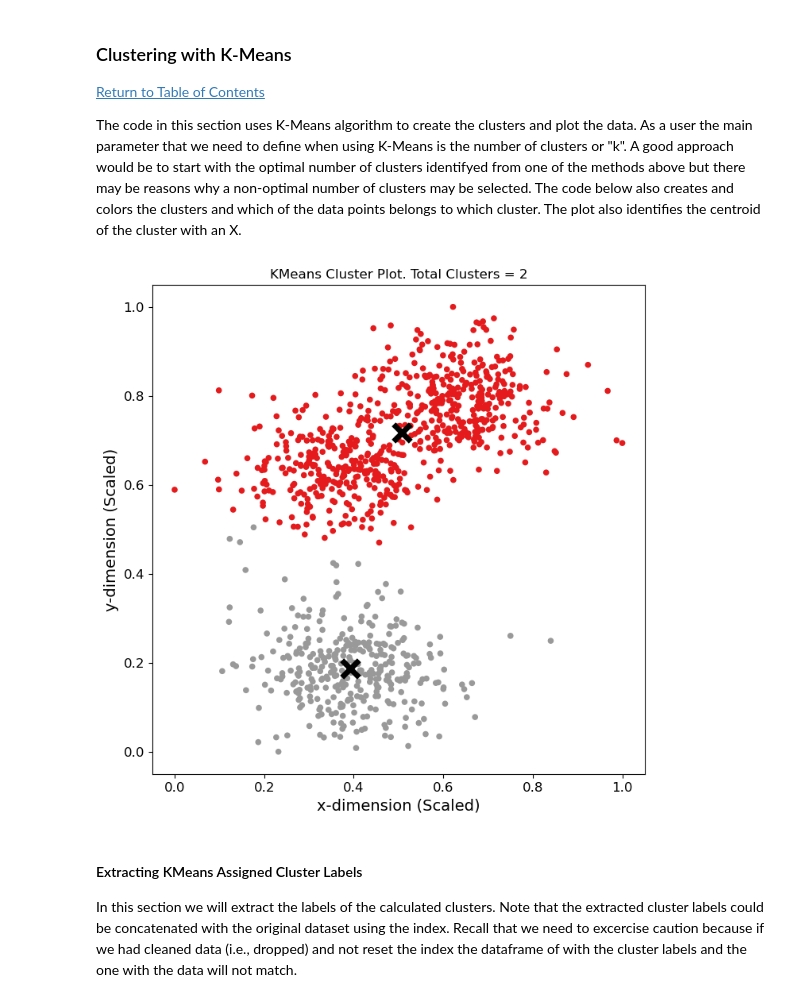
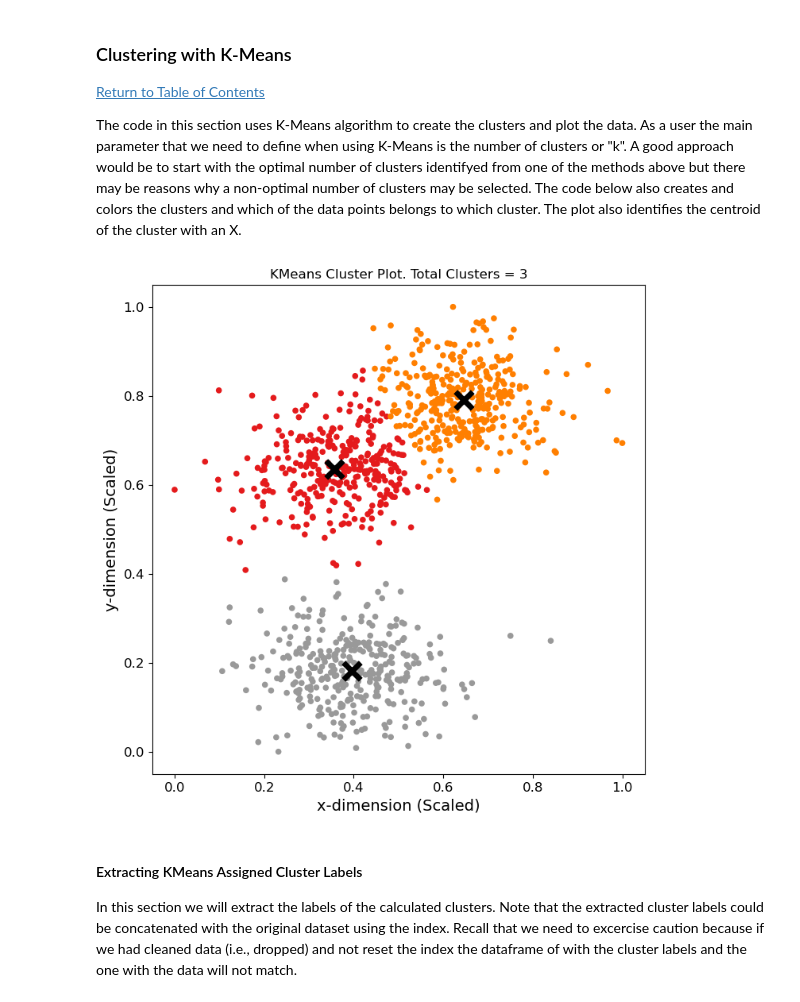
Before and after one commit to fgonzaleumbc/DATA601, a Jupyter notebook: Lecture14/30_Intro_Unsupervised_ML_Clustering.ipynb, the cells around one changed output. Cells and saved outputs as stored; diff of their text form; code cells hidden in the pictures.

```diff
--- a/Lecture14/30_Intro_Unsupervised_ML_Clustering.ipynb
+++ b/Lecture14/30_Intro_Unsupervised_ML_Clustering.ipynb
@@ -346,28 +356,28 @@ The silhoutte method shows tha the optimal number of clusters is 2 clusters. How
 The code in this section uses K-Means algorithm to create the clusters and plot the data. As a user the main parameter that we need to define when using K-Means is the number of clusters or "k". A good approach would be to start with the optimal number of clusters identifyed from one of the methods above but there may be reasons why a non-optimal number of clusters may be selected. The code below also creates and colors the clusters and which of the data points belongs to which cluster. The plot also identifies the centroid of the cluster with an X.
 # %%
 # Kmeans
-k = 2 # Test the outputs with 2, 3 and 6 clusters to see the effects.
-kmeans = KMeans(n_clusters=k, random_state=0).fit(df_scaled_array)
+k = 3 # Test the outputs with 2, 3 and 6 clusters to see the effects.
+kmeans = KMeans(n_clusters=k, n_init = 'auto', random_state=0).fit(df_scaled_array)
 cluster_pred = kmeans.labels_
 centroids = kmeans.cluster_centers_
 
 # Scatter plot
 plt.figure(figsize=(8,8))
 plt.scatter(df_scaled_array[:, 0], df_scaled_array[:, 1],
             marker='o', s=30, lw=0, alpha=1, c=cluster_pred, cmap = 'Set1', edgecolor=None)
 plt.title(label = f"KMeans Cluster Plot. Total Clusters = {k}")
 plt.xlabel("x-dimension (Scaled)", fontsize=14)
 plt.xticks(fontsize=12)
 plt.ylabel("y-dimension (Scaled)", fontsize=14)
 plt.yticks(fontsize=12)
 
 plt.scatter(centroids[:, 0], centroids[:, 1],
             marker="x", s=240, linewidths=5, color="k", zorder=10)
 
 Cluster_Plot = plt.show()
 # Note that when using Kmeans in two dimensions the linearly separable characteristic of Kmeans is observed.
 # %% [output]
-[figure, old version]
+[figure, new version]
 # %% [markdown]
 #### Extracting KMeans Assigned Cluster Labels
 
```
Also changed, not shown: parts of 15 cells of this notebook.
